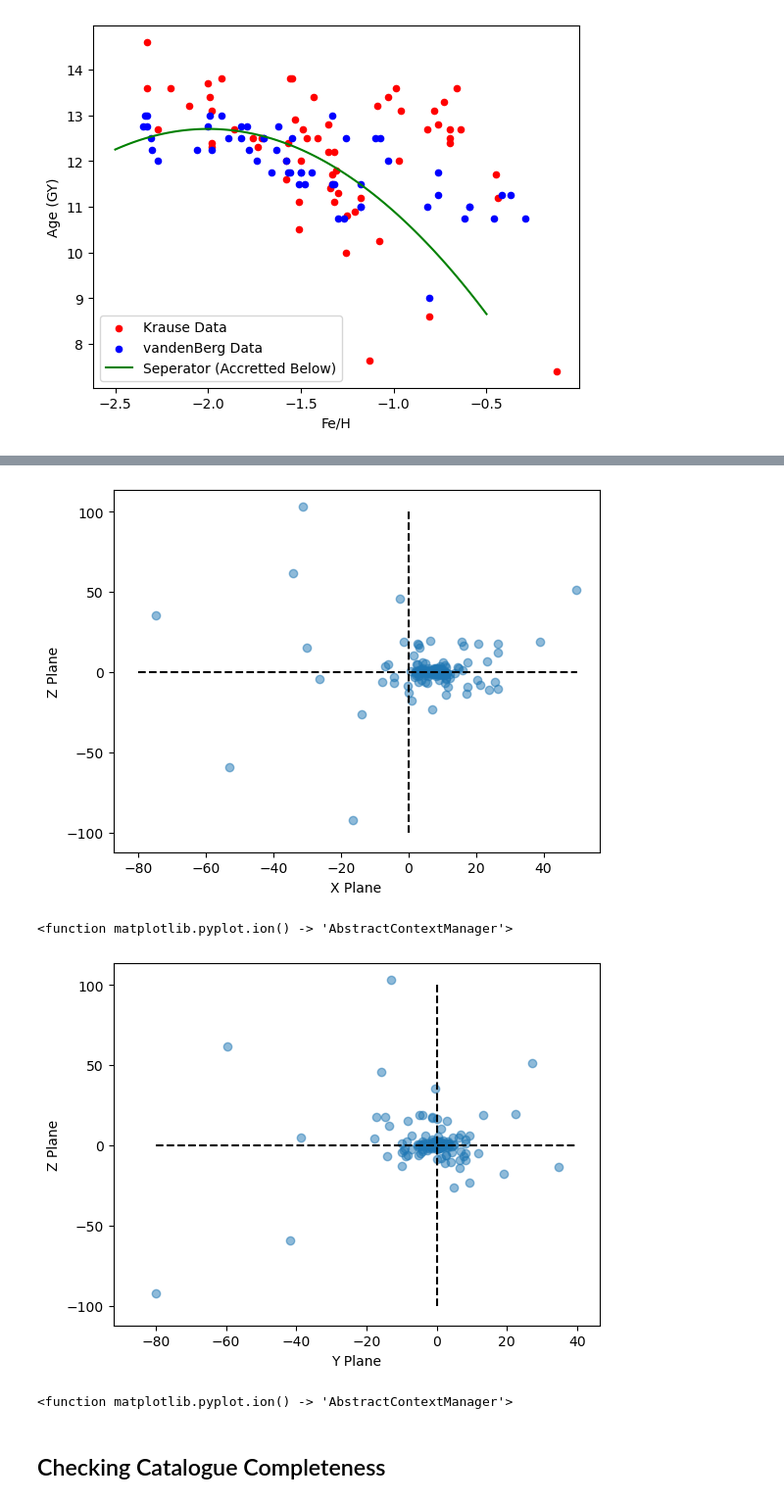
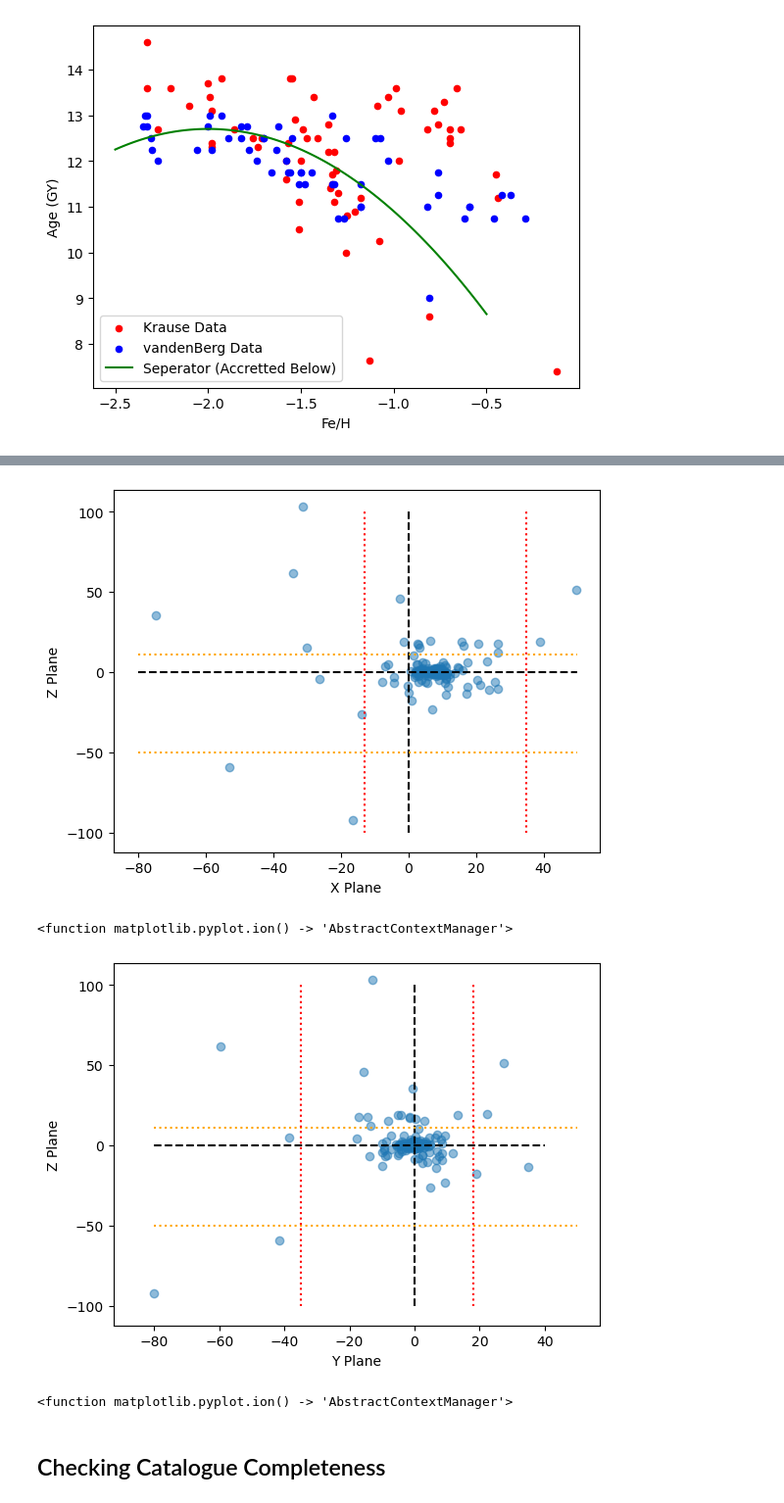
Before and after one commit to gigisheehan06-blip/3116-Comp-group2, a Jupyter notebook: gigi.ipynb, the cells around one changed output, grey strips where cells are left out. Shown: that part at 98% size. Drawn from its saved outputs; the diff is of its cells as text; code cells hidden in the pictures.

Commit message:
Gigi: updated position plots

```diff
--- a/gigi.ipynb
+++ b/gigi.ipynb
@@ -43,6 +43,13 @@ plt.show()
 # %% [output]
 [figure]
 # %%
+x_min = 35
+x_max = -13
+y_min = 18
+y_max = -35
+z_min = 11
+z_max = -50
+
 # This block of code plots the Harris Part I in the X, Y axis
 # The scatterplots include a cursor meaning we can pick out the accreted globular clusters off the scatterplot
 
@@ -64,6 +71,15 @@ plt.ylabel('Y Plane')
 plt.vlines(0, -80,40,linestyles='dashed', colors='black')
 plt.hlines(0, -80, 50, colors= 'black', linestyles='dashed')
 
+#Show x boundary and y boundaries
+plt.vlines(x_min, -80,40,linestyles='dotted', colors='red')
+plt.vlines(x_max, -80,40,linestyles='dotted', colors='red')
+
+plt.hlines(y_max, -80, 50, colors= 'orange', linestyles='dotted')
+plt.hlines(y_min, -80, 50, colors= 'orange', linestyles='dotted')
+
+
+
 plt.show()
 plt.ion
 # %% [output]
@@ -89,36 +105,49 @@ plt.ylabel('Z Plane')
 plt.vlines(0, -100,100,linestyles='dashed', colors='black')
 plt.hlines(0, -80, 50, colors= 'black', linestyles='dashed')
 
+#X and Z boundaries
+plt.vlines(x_min, -100,100,linestyles='dotted', colors='red')
+plt.vlines(x_max, -100,100,linestyles='dotted', colors='red')
+
+plt.hlines(z_max, -80, 50, colors= 'orange', linestyles='dotted')
+plt.hlines(z_min, -80, 50, colors= 'orange', linestyles='dotted')
+
 plt.show()
 plt.ion
 # %% [output]
-[figure, old version]
+[figure, new version]
 <function matplotlib.pyplot.ion() -> 'AbstractContextManager'>
 # %%
 # Harris Part I in the Y, Z axis
 # First we import the cursor feature from the matplotlib package:
 from matplotlib.widgets import Cursor
 import matplotlib.pyplot as plt
 
 # Then, we  define the figure and axis
 fig, ax = plt.subplots()
 
 # Next we can plot Harris I in Y, Z
 ax.scatter(Harris_i['Y'], Harris_i['Z'], alpha = 0.5)
 
 cursor = Cursor(ax, useblit=True, color='red', linewidth=1)
 
 plt.xlabel('Y Plane')
 plt.ylabel('Z Plane')
 
 plt.vlines(0, -100,100,linestyles='dashed', colors='black')
 plt.hlines(0, -80, 40, colors= 'black', linestyles='dashed')
 
+plt.hlines(z_max, -80, 50, colors= 'orange', linestyles='dotted')
+plt.hlines(z_min, -80, 50, colors= 'orange', linestyles='dotted')
+
+plt.vlines(y_max, -100, 100, colors= 'red', linestyles='dotted')
+plt.vlines(y_min, -100, 100, colors= 'red', linestyles='dotted')
+
 
 plt.show()
 plt.ion
 # %% [output]
-[figure, old version]
+[figure, new version]
 <function matplotlib.pyplot.ion() -> 'AbstractContextManager'>
 # %% [markdown]
 ## Checking Catalogue Completeness
```
Also changed, not shown: parts of 1 cell of this notebook.
